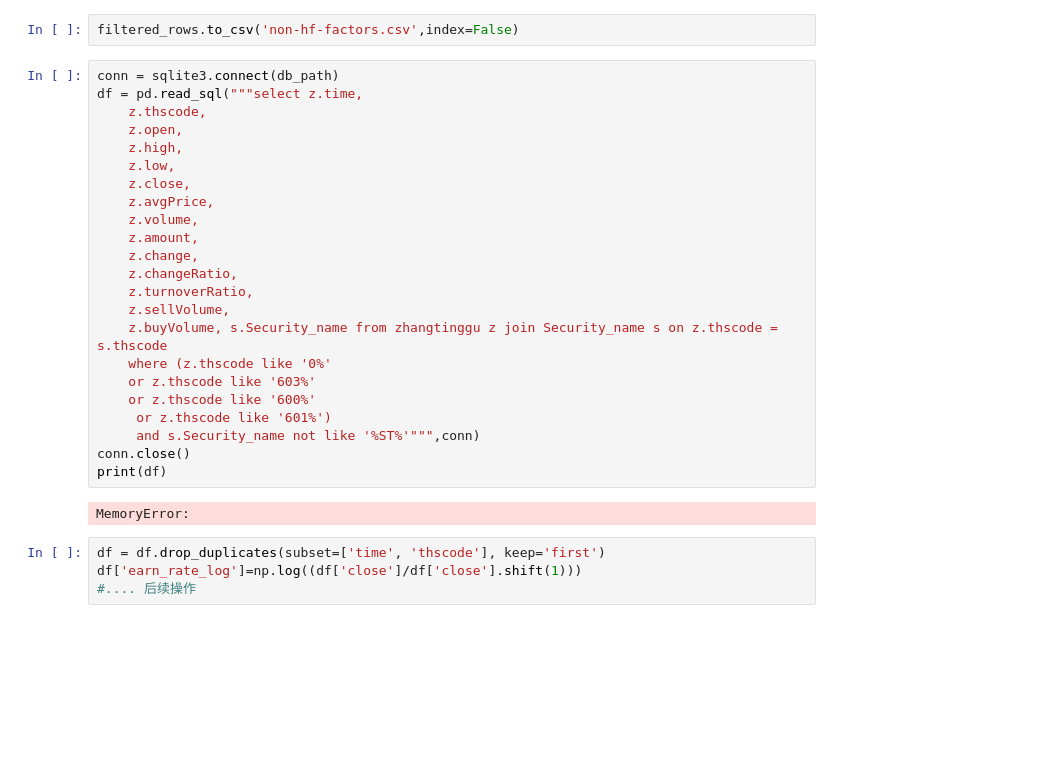
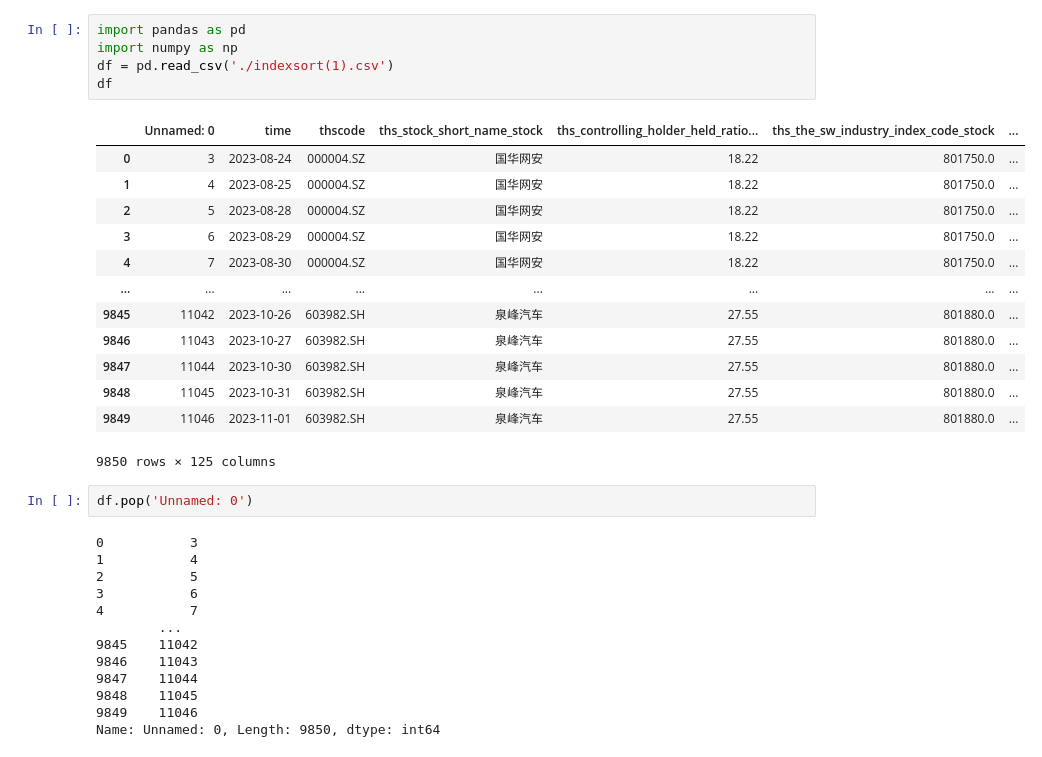
Before and after one commit to Alpinist0803/xsy-little-p, a Jupyter notebook: xsy_all.ipynb, the cells around one changed output. Drawn from its saved outputs; the diff is of its cells as text; blank space fills up the shorter version.

```diff
--- a/xsy_all.ipynb
+++ b/xsy_all.ipynb
@@ -156,31 +1,34 @@ filtered_rows
-# %%
-filtered_rows.to_csv('non-hf-factors.csv',index=False)
-# %%
-conn = sqlite3.connect(db_path)
-df = pd.read_sql("""select z.time,
-    z.thscode,
-    z.open,
-    z.high,
-    z.low,
-    z.close,
-    z.avgPrice,
-    z.volume,
-    z.amount,
-    z.change,
-    z.changeRatio,
-    z.turnoverRatio,
-    z.sellVolume,
-    z.buyVolume, s.Security_name from zhangtinggu z join Security_name s on z.thscode = s.thscode
-    where (z.thscode like '0%'
-    or z.thscode like '603%'
-    or z.thscode like '600%'
-     or z.thscode like '601%')
-     and s.Security_name not like '%ST%'""",conn)
-conn.close()
-print(df)
-# %% [output]
-MemoryError:
-# %%
-df = df.drop_duplicates(subset=['time', 'thscode'], keep='first')
-df['earn_rate_log']=np.log((df['close']/df['close'].shift(1)))
-#.... 后续操作
+# %%
+import pandas as pd
+import numpy as np
+df = pd.read_csv('./indexsort(1).csv')
+df
+# %% [output]
+|  | Unnamed: 0 | time | thscode | ths_stock_short_name_stock | ths_controlling_holder_held_ratio... | ths_the_sw_industry_index_code_stock | ... |
+| 0 | 3 | 2023-08-24 | 000004.SZ | 国华网安 | 18.22 | 801750.0 | ... |
+| 1 | 4 | 2023-08-25 | 000004.SZ | 国华网安 | 18.22 | 801750.0 | ... |
+| 2 | 5 | 2023-08-28 | 000004.SZ | 国华网安 | 18.22 | 801750.0 | ... |
+| 3 | 6 | 2023-08-29 | 000004.SZ | 国华网安 | 18.22 | 801750.0 | ... |
+| 4 | 7 | 2023-08-30 | 000004.SZ | 国华网安 | 18.22 | 801750.0 | ... |
+| ... | ... | ... | ... | ... | ... | ... | ... |
+| 9845 | 11042 | 2023-10-26 | 603982.SH | 泉峰汽车 | 27.55 | 801880.0 | ... |
+| 9846 | 11043 | 2023-10-27 | 603982.SH | 泉峰汽车 | 27.55 | 801880.0 | ... |
+| 9847 | 11044 | 2023-10-30 | 603982.SH | 泉峰汽车 | 27.55 | 801880.0 | ... |
+| 9848 | 11045 | 2023-10-31 | 603982.SH | 泉峰汽车 | 27.55 | 801880.0 | ... |
+| 9849 | 11046 | 2023-11-01 | 603982.SH | 泉峰汽车 | 27.55 | 801880.0 | ... |
+9850 rows × 125 columns
+# %%
+df.pop('Unnamed: 0')
+# %% [output]
+0           3
+1           4
+2           5
+3           6
+4           7
+        ...
+9845    11042
+9846    11043
+9847    11044
+9848    11045
+9849    11046
+Name: Unnamed: 0, Length: 9850, dtype: int64
```
Also changed, not shown: parts of 20 cells of this notebook.
